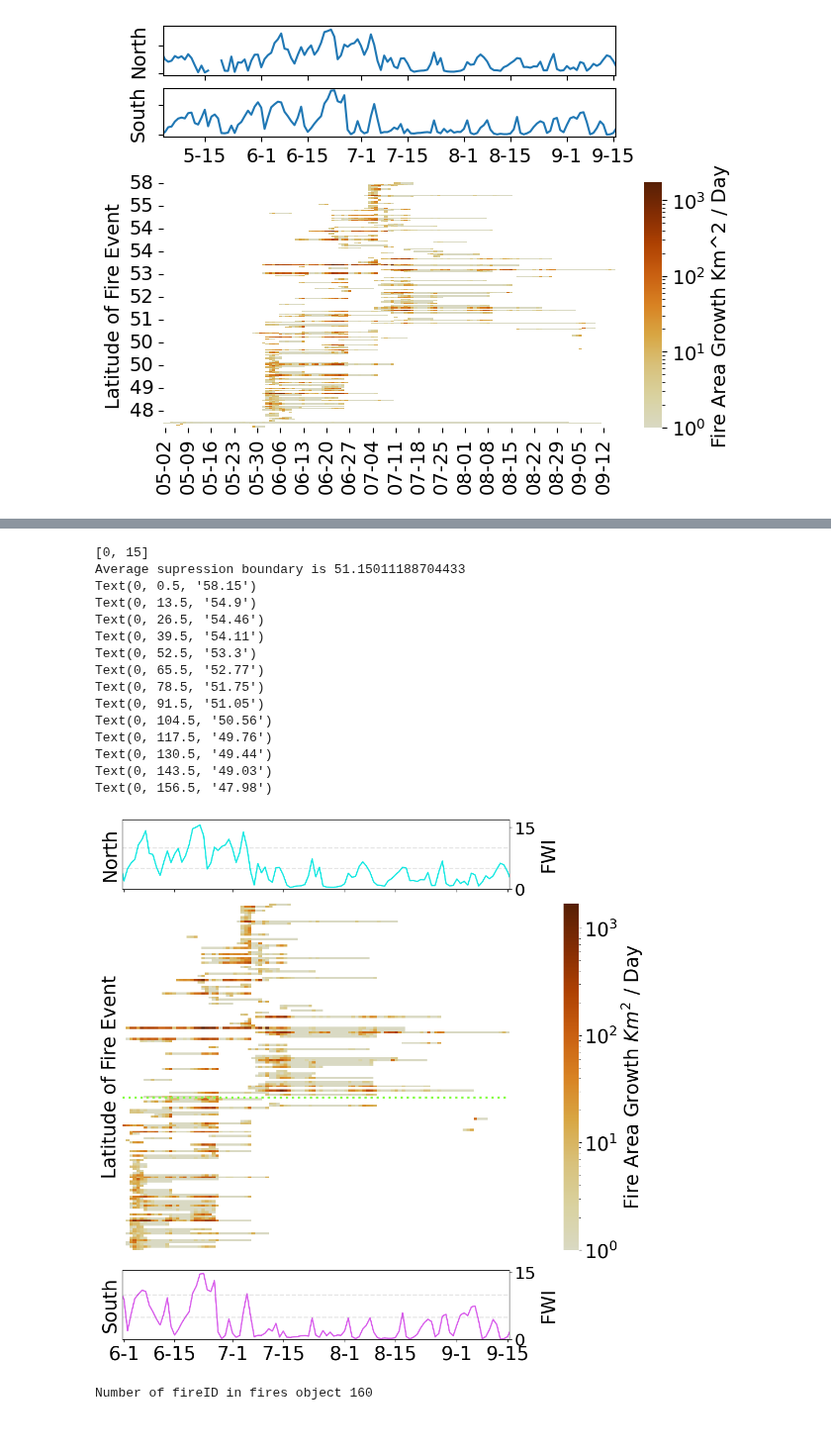
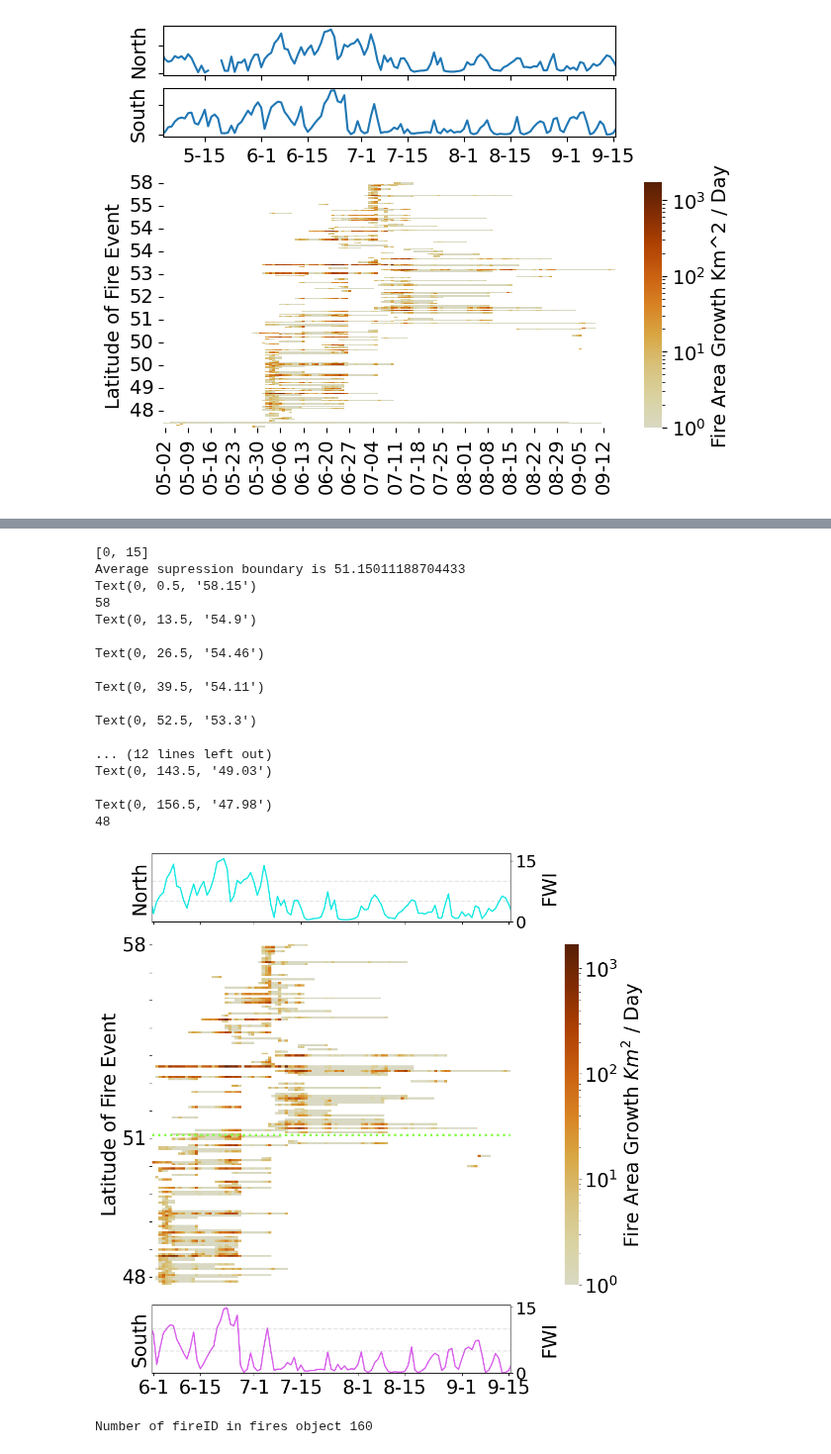
Before and after one commit to mccabete/fwiVis, a Jupyter notebook: notebooks/heatmap_timeseries.ipynb, the cells around one changed output, grey strips where cells are left out. Shown at 99% size. Cells and saved outputs as stored; diff of their text form; code cells hidden in the pictures.

```diff
--- a/notebooks/heatmap_timeseries.ipynb
+++ b/notebooks/heatmap_timeseries.ipynb
@@ -800,7 +787,11 @@ from scipy.interpolate import interp1d
 #     # Use FixedLocator to set the final ticks
 #     ax.yaxis.set_major_locator(ticker.FixedLocator(all_ticks))
 
-
+def only_min_max_mid(x, pos=None):
+    x = float(x)
+    r = round(x, 0)
+    r = int(r)
+    return(r)
 
 
 def interpolate_position(target_value, values, positions):
@@ -902,53 +893,75 @@ with mpl.rc_context({'font.size': font_size}):
 
     ax5.axhline(y = interpolated_pos, color = "#86fd45", linestyle = "dotted", linewidth=3)
 
+
+    ts = []
+    for lb in labs:
+        t = lb.get_text()
+        ts.append(t)
+    ts_diff = [float(x) - target_value for x in ts]
+    new_df = pd.DataFrame({'diff_num': ts_diff, 'y_val': ts})
+    new_df.diff_num = new_df.diff_num * new_df.diff_num ### Squaring to get rid of annoying negative values
+    mid_val = new_df[new_df.diff_num == new_df.diff_num.min()].y_val.iloc[0]
+
     labs_fix = []
     for l in labs:
-        txt = quick_round(l.get_text())
+        #txt = quick_round(l.get_text())
+        txt = l.get_text()
+        if((txt == mid_val) | (txt == max(ts)) | (txt == min(ts))):
+            snp = txt
+            snp = round(float(snp))
+        else:
+            snp = ''
         print(l)
-        labs_fix.append(txt)
+        print(snp)
+        #labs_fix.append(txt)
+        labs_fix.append(snp)
     ax5.set_yticklabels(labs_fix)
+
+
 
     #ax5.axhline(y = (zones.geometry[0].bounds[1]+ zones.geometry[0].bounds[3])/2, color = "#777777", linestyle = "dotted")
     #print((zones.geometry[0].bounds[1] + zones.geometry[0].bounds[3])/2)
     ax5.axes.get_xaxis().set_visible(False)
     #ax5.axes.get_yaxis().set_visible(False)
 
-    ax5.set_yticks([])
-    ax5.tick_params(left=False, labelleft=False)
+    #ax5.set_yticks([])
+    #ax5.tick_params(left=False, labelleft=False)
     ax5.set(xlabel="", ylabel="Latitude of Fire Event")
 
 
     #zones_avg_line.plot(ax= ax5, color = "#86fd45", linestyles='dotted', linewidths = 2)
 
 
 
     #ax5.xaxis.set_major_formatter(mdates.DateFormatter('%m-%d'))
     #ax6.plot()
     ax2.remove()
     ax4.remove()
     #ax7.remove()
     #plt.show()
     #ax5.yaxis.set_major_formatter(mpl.ticker.FuncFormatter(quick_round2)) ### Causes anindexing error but "Should" work
     plt.savefig(f"some_figs/low_rez_darker_Regional_fire_growth_FWI_with_line_diff_fix_{datetime.today().strftime('%Y%m%d')}.png", dpi = 900, transparent = False)
     plt.show()
 # %% [output]
 [0, 15]
 Average supression boundary is 51.15011188704433
 Text(0, 0.5, '58.15')
+58
 Text(0, 13.5, '54.9')
+
 Text(0, 26.5, '54.46')
+
 Text(0, 39.5, '54.11')
+
 Text(0, 52.5, '53.3')
-Text(0, 65.5, '52.77')
-Text(0, 78.5, '51.75')
-Text(0, 91.5, '51.05')
-Text(0, 104.5, '50.56')
-Text(0, 117.5, '49.76')
-Text(0, 130.5, '49.44')
+
+... (12 lines left out)
 Text(0, 143.5, '49.03')
+
 Text(0, 156.5, '47.98')
+48
-[figure, old version]
+[figure, new version]
 # %%
 remerged = fv.prep_fire_files('data/Quebec_v3_full_data_perimeters20241112.csv', crs = 3571)
 # %%
```
Also changed, not shown: parts of 3 cells of this notebook, 2 other files.
